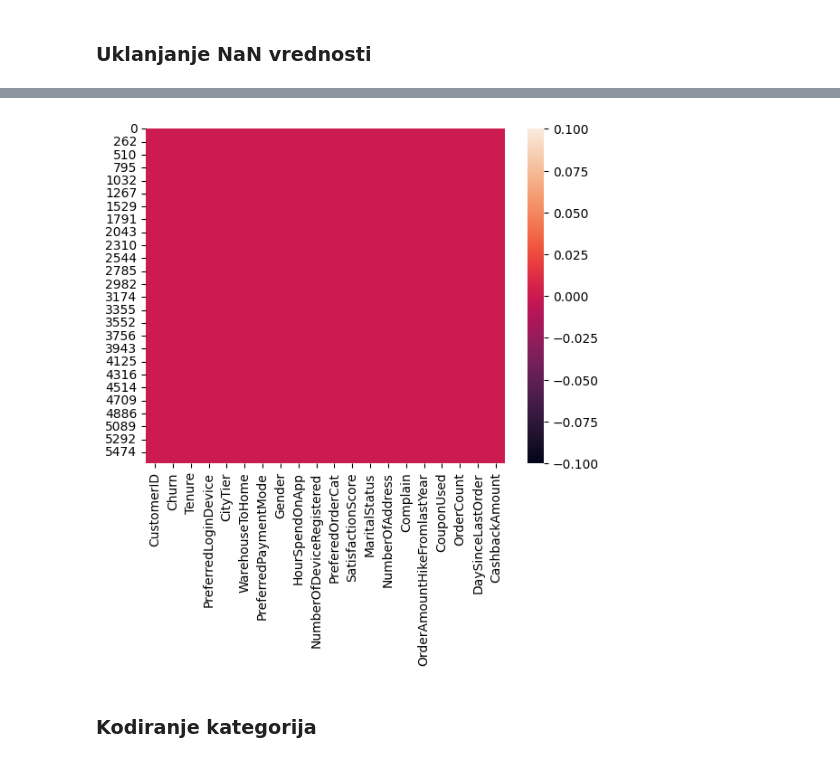
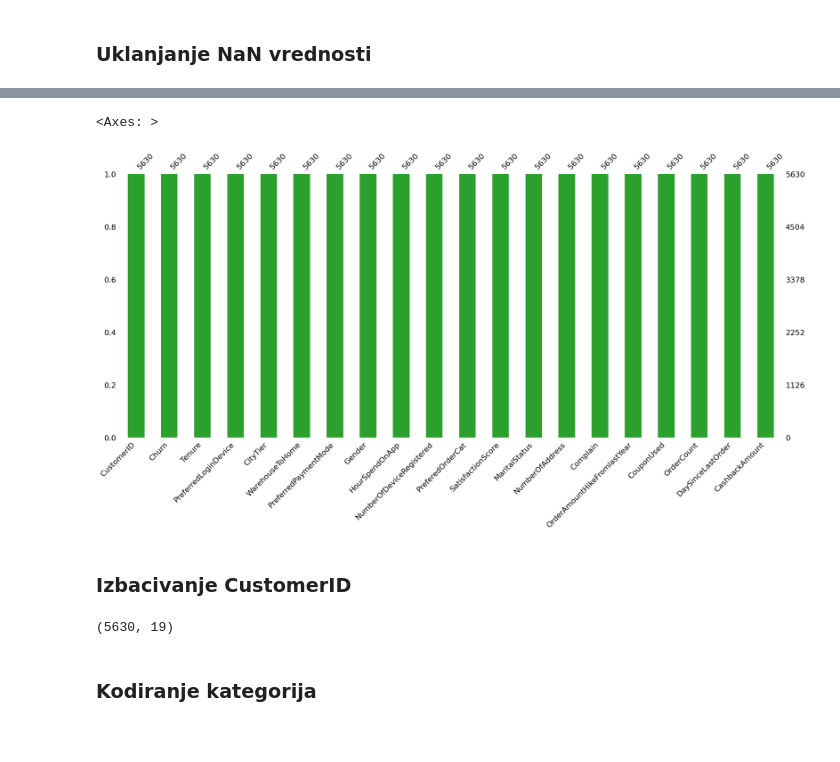
Before and after one commit to TeodoraSekulic/MASINSKO-projekat2, a Jupyter notebook: p2.ipynb, the cells around one changed output, grey strips where cells are left out. Saved outputs shown, nothing was run; the diff lists cells and outputs as text; code cells hidden in the pictures.

```diff
--- a/p2.ipynb
+++ b/p2.ipynb
@@ -119,9 +180,14 @@ plt.show()
+# %%
+msno.bar(df , color="tab:green")
+# %% [output]
+<Axes: >
+[figure, added]
+# %% [markdown]
+### Izbacivanje CustomerID
 # %%
-df.dropna(inplace=True)
+df.drop('CustomerID' , axis = 1 , inplace = True)
+df.shape
+# %% [output]
+(5630, 19)
-# %%
-sns.heatmap(df.isnull())
-plt.show()
-# %% [output]
-[figure, removed]
 # %% [markdown]
 ### Kodiranje kategorija
```
Also changed, not shown: parts of 32 cells of this notebook.
